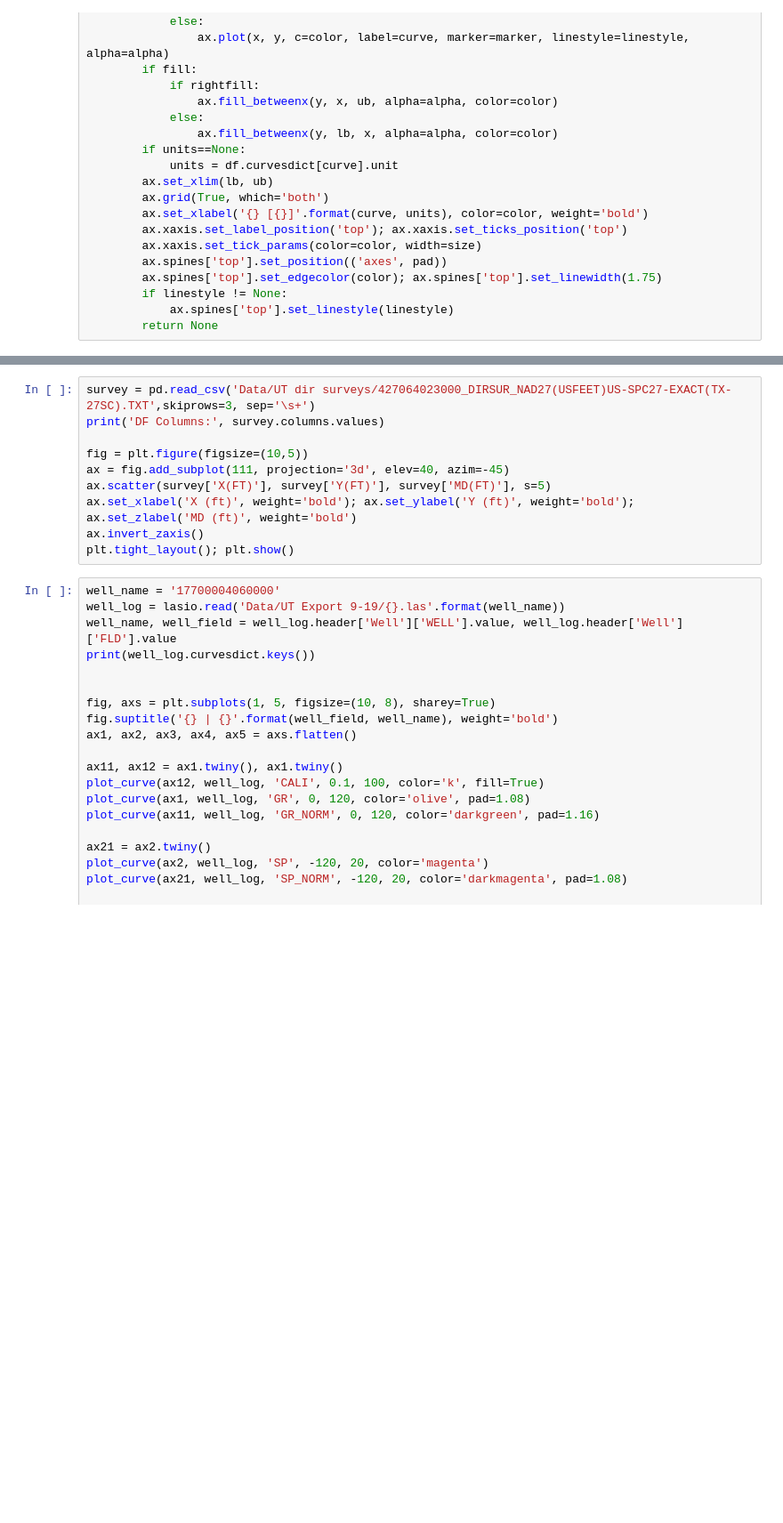
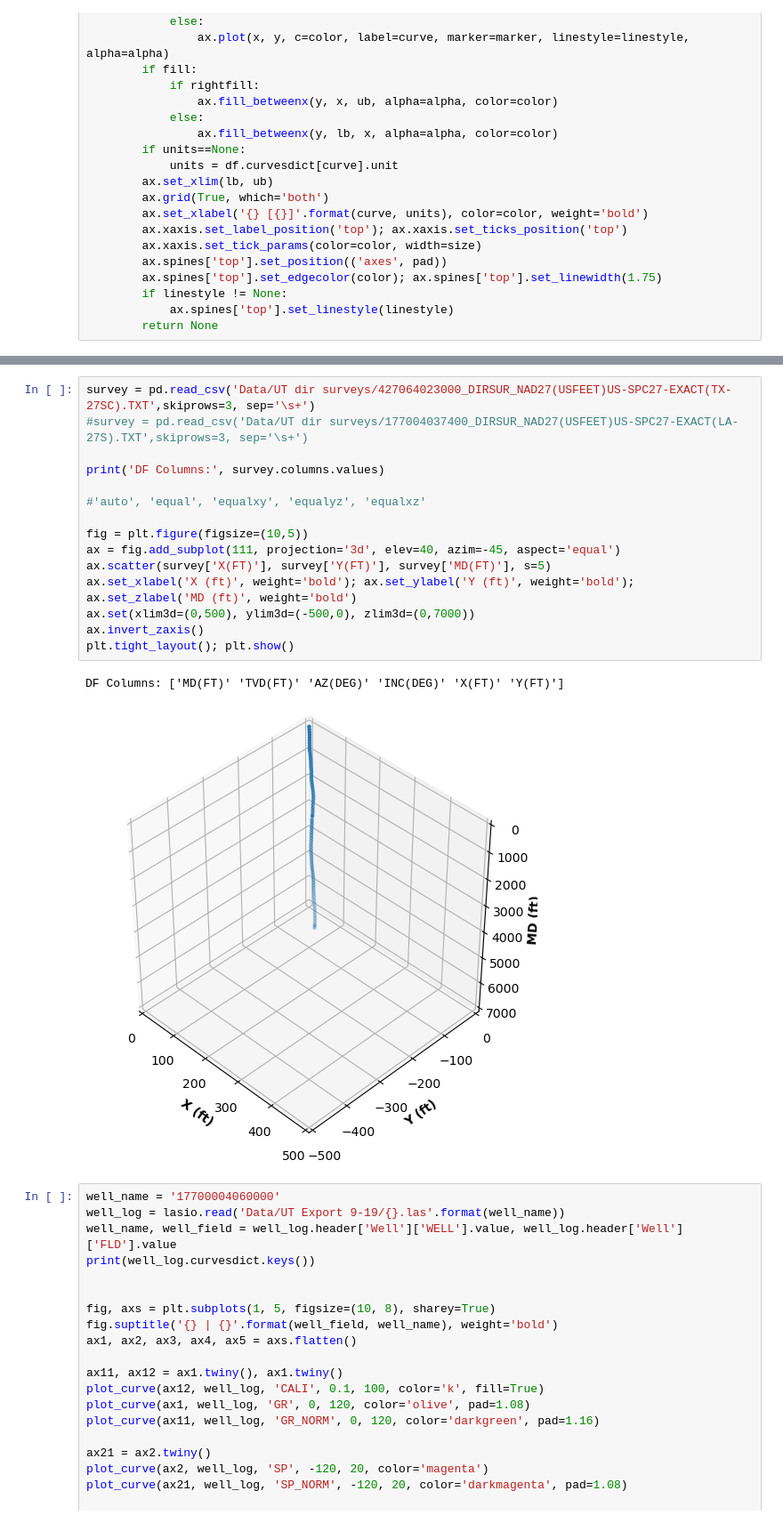
Before and after one commit to misaelmmorales/AutoPetrophysics-GOM-CCS, a Jupyter notebook: sp500_misael.ipynb, the cells around one changed output, grey strips where cells are left out. Shown at 89% size. Drawn from its saved outputs; the diff is of its cells as text; blank space fills up the shorter version.

```diff
--- a/sp500_misael.ipynb
+++ b/sp500_misael.ipynb
@@ -56,13 +71,21 @@ plt.grid(True, which='both'); plt.tight_layout(); plt.show()
 # %%
 survey = pd.read_csv('Data/UT dir surveys/427064023000_DIRSUR_NAD27(USFEET)US-SPC27-EXACT(TX-27SC).TXT',skiprows=3, sep='\s+')
+#survey = pd.read_csv('Data/UT dir surveys/177004037400_DIRSUR_NAD27(USFEET)US-SPC27-EXACT(LA-27S).TXT',skiprows=3, sep='\s+')
+
 print('DF Columns:', survey.columns.values)
 
+#'auto', 'equal', 'equalxy', 'equalyz', 'equalxz'
+
 fig = plt.figure(figsize=(10,5))
-ax = fig.add_subplot(111, projection='3d', elev=40, azim=-45)
+ax = fig.add_subplot(111, projection='3d', elev=40, azim=-45, aspect='equal')
 ax.scatter(survey['X(FT)'], survey['Y(FT)'], survey['MD(FT)'], s=5)
 ax.set_xlabel('X (ft)', weight='bold'); ax.set_ylabel('Y (ft)', weight='bold'); ax.set_zlabel('MD (ft)', weight='bold')
+ax.set(xlim3d=(0,500), ylim3d=(-500,0), zlim3d=(0,7000))
 ax.invert_zaxis()
 plt.tight_layout(); plt.show()
+# %% [output]
+DF Columns: ['MD(FT)' 'TVD(FT)' 'AZ(DEG)' 'INC(DEG)' 'X(FT)' 'Y(FT)']
+[figure, added]
 # %%
 well_name = '17700004060000'
 well_log = lasio.read('Data/UT Export 9-19/{}.las'.format(well_name))
```
Also changed, not shown: parts of 1 cell of this notebook, 1 other file.
